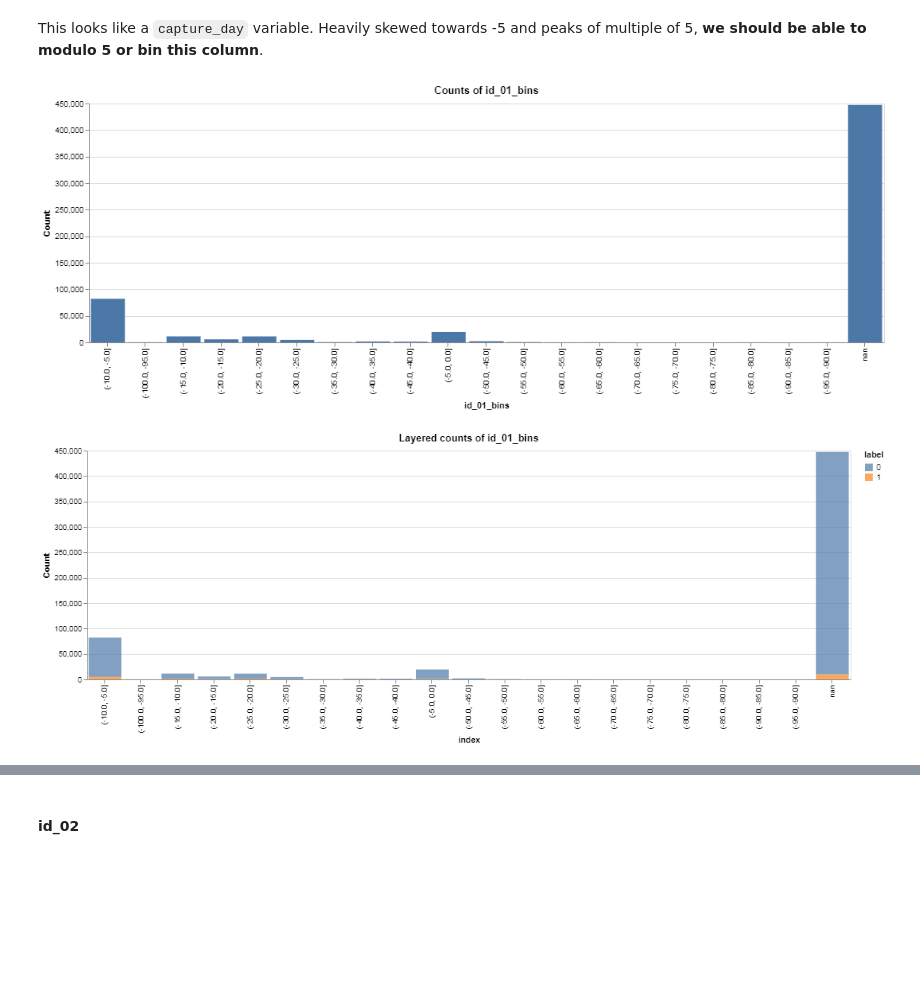
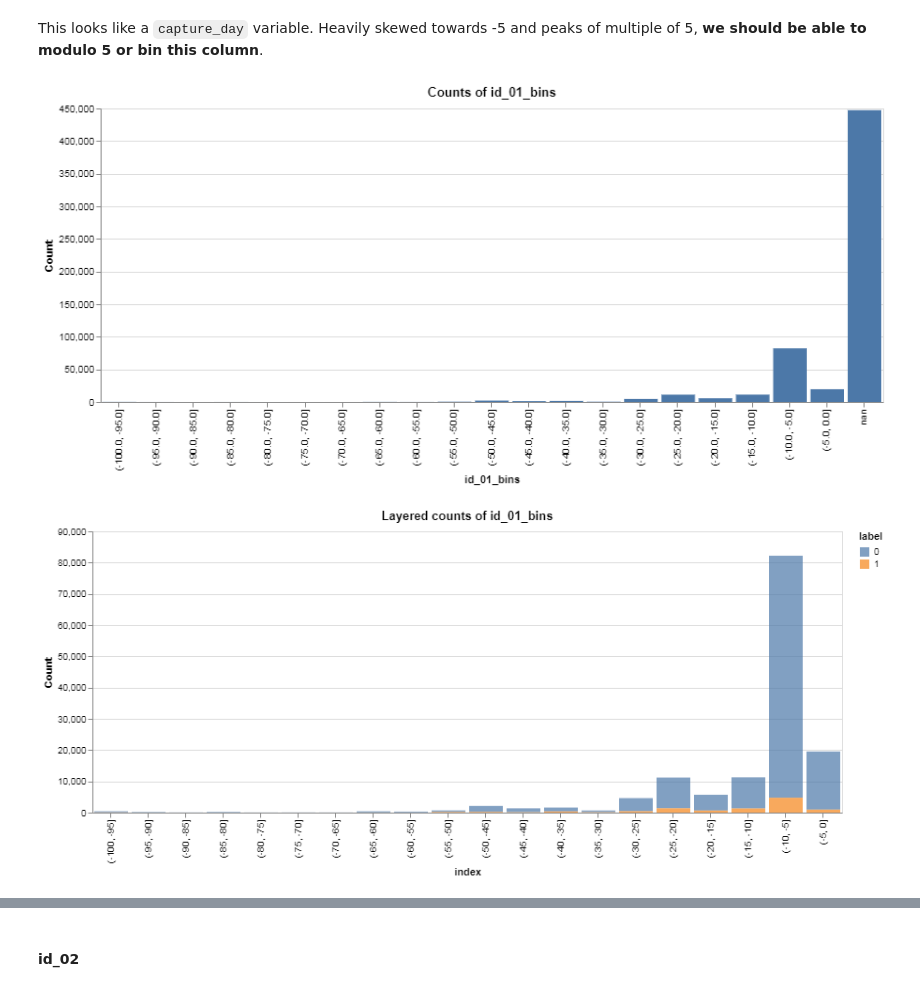
Before and after one commit to andfanilo/ieee-fraud-detection, a Jupyter notebook: notebooks/exploratory/EDA.ipynb, the cells around one changed output, grey strips where cells are left out. Cells and saved outputs as stored; diff of their text form; code cells hidden in the pictures; blank space fills up the shorter version.

Commit message:
:sparkles: Correctly plotting binned variables with Altair

```diff
--- a/notebooks/exploratory/EDA.ipynb
+++ b/notebooks/exploratory/EDA.ipynb
@@ -90,15 +90,15 @@ This looks like a `capture_day` variable. Heavily skewed towards -5 and peaks of
 # %%
 def bin_id_01(X):
     # Fixed 5 length : 0 =< x < 5
-    return pd.cut(X['id_01'], np.arange(-100, 1, 5)).astype(str)
+    return pd.cut(X['id_01'], np.arange(-100, 1, 5))
 
 X['id_01_bins']=bin_id_01(X)
 X_test['id_01_bins']=bin_id_01(X_test)
 # %%
-categorical_histogram(X, 'id_01_bins', width=1000)
+bins_histogram(X, 'id_01_bins', width=800)
 # %% [output]
-[figure, old version]
+[figure, new version]
 # %%
-compare_cat_hist_isfraud(X, 'id_01_bins', width=1000)
+compare_bins_hist_isfraud(X, 'id_01_bins', width=800)
 # %% [output]
-[figure, old version]
+[figure, new version]
```
Also changed, not shown: parts of 8 cells of this notebook, 1 other file.
